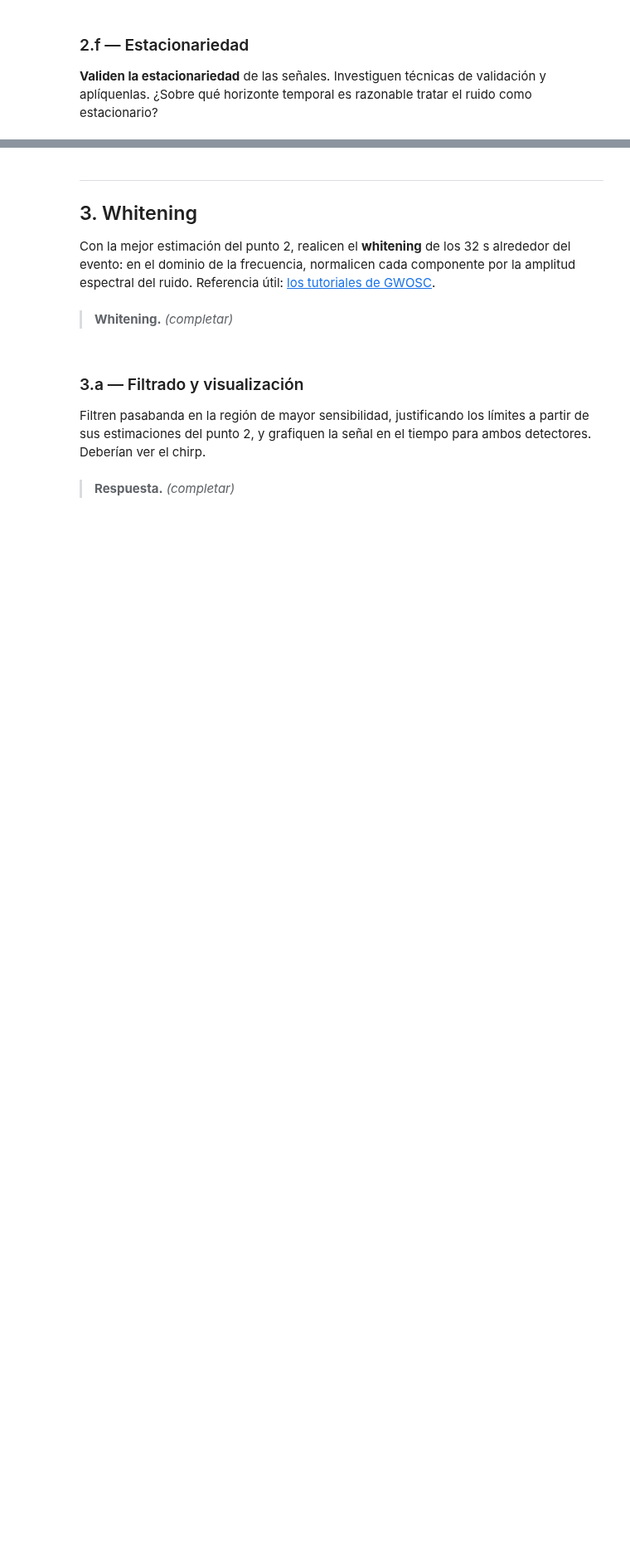
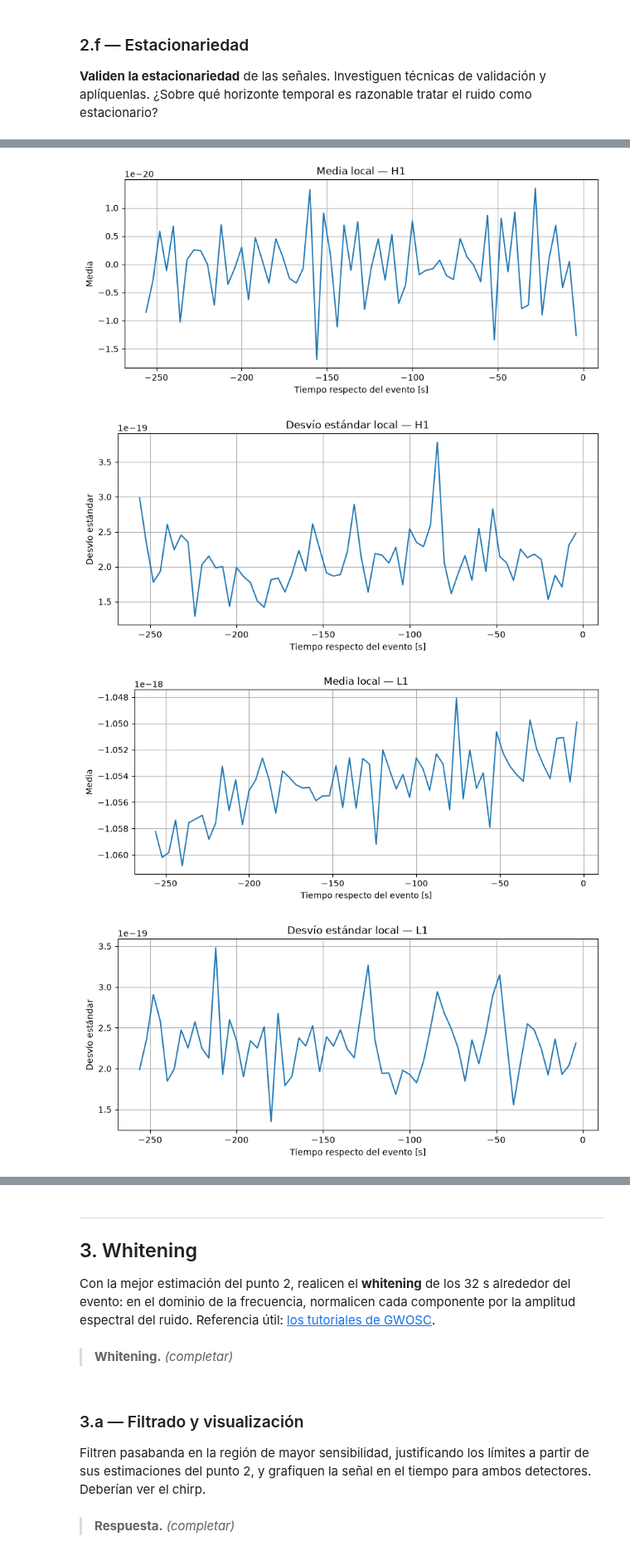
Before and after one commit to vito-pp/pasa_tps, a Jupyter notebook: tp1/TP1_LIGO_Grupo6.ipynb, the cells around one changed output, grey strips where cells are left out. Shown at 83% size. Saved outputs shown, nothing was run; the diff lists cells and outputs as text; code cells hidden in the pictures; blank space fills up the shorter version.

```diff
--- a/tp1/TP1_LIGO_Grupo6.ipynb
+++ b/tp1/TP1_LIGO_Grupo6.ipynb
@@ -586 +718,52 @@ Comparando con la curva esquemática de la presentación, la forma no me coincid
+# %%
+# Corroboración de estimadores de media y varianza para cada tramo
+
+def estadisticas_temporales(strain, t0, fs, detector,
+                            T_total=256, T_bloque=4,
+                            margen_evento=2):
+
+    i_evento = int((GPS_EVENTO - t0) * fs)
+    i_fin = i_evento - int(margen_evento * fs)
+    i_ini = i_fin - int(T_total * fs)
+
+    x = strain[i_ini:i_fin]
+
+    Nbloque = int(T_bloque * fs)
+    K = len(x) // Nbloque
+
+    medias = []
+    stds = []
+    tiempos = []
+
+    for k in range(K):
+        xi = x[k*Nbloque:(k+1)*Nbloque]
+
+        medias.append(np.mean(xi))
+        stds.append(np.std(xi))
+        tiempos.append(
+            -T_total + (k + 0.5)*T_bloque - margen_evento
+        )
+
+    plt.figure()
+    plt.plot(tiempos, medias)
+    plt.xlabel("Tiempo respecto del evento [s]")
+    plt.ylabel("Media")
+    plt.title(f"Media local — {detector}")
+    plt.grid(True)
+
+    plt.figure()
+    plt.plot(tiempos, stds)
+    plt.xlabel("Tiempo respecto del evento [s]")
+    plt.ylabel("Desvío estándar")
+    plt.title(f"Desvío estándar local — {detector}")
+    plt.grid(True)
+
+
+estadisticas_temporales(strainh, t0h, fs_h, "H1")
+estadisticas_temporales(strainl, t0l, fs_l, "L1")
+# %% [output]
+[figure, added]
+[figure, added]
+[figure, added]
+[figure, added]
 # %% [markdown]
```
Also changed, not shown: parts of 3 cells of this notebook.
